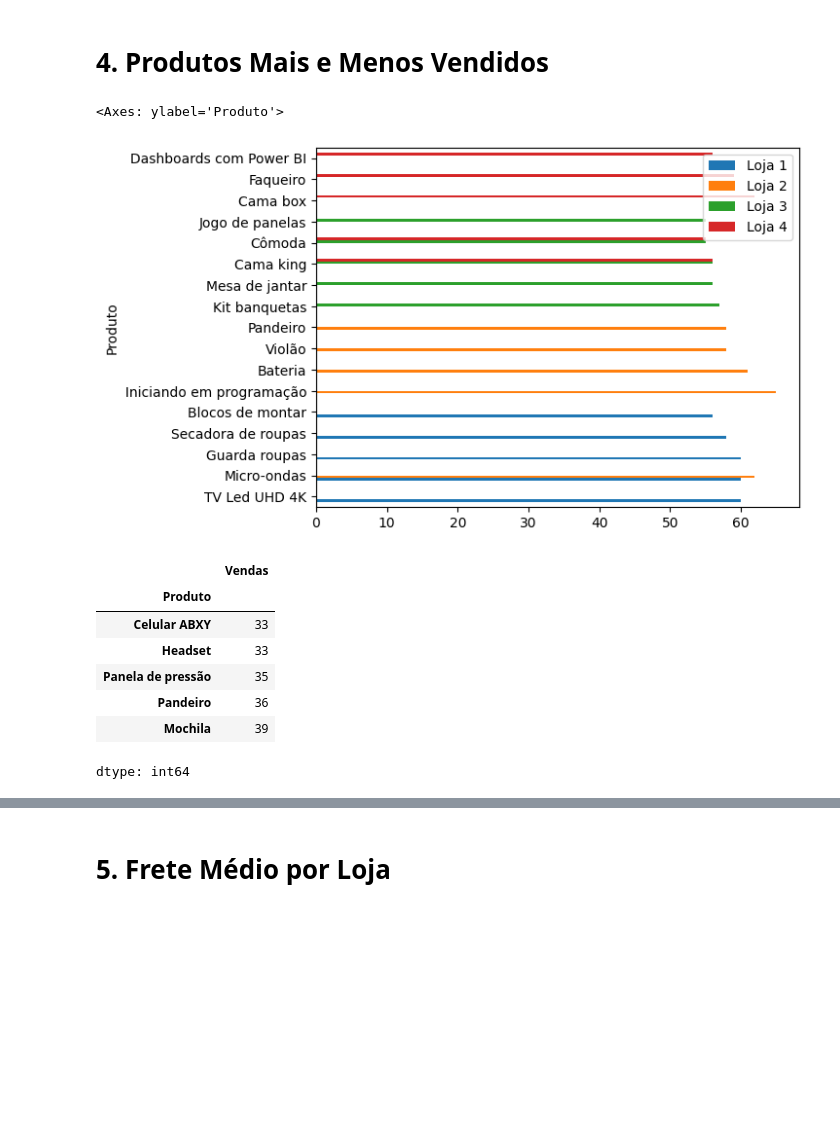
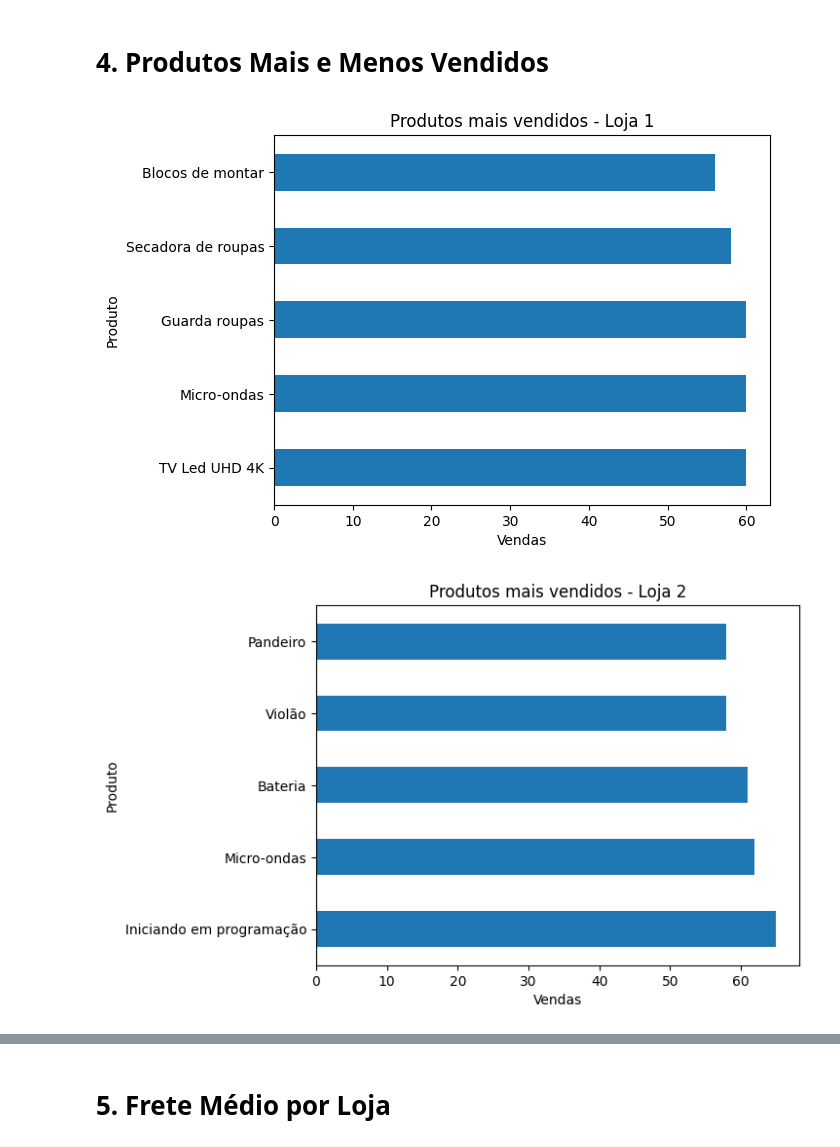
Before and after one commit to RaySilvaP/AluraStoreChallenge, a Jupyter notebook: desafio_alura_store.ipynb, the cells around one changed output, grey strips where cells are left out. Cells and saved outputs as stored; diff of their text form; code cells hidden in the pictures; blank space fills up the shorter version.

```diff
--- a/desafio_alura_store.ipynb
+++ b/desafio_alura_store.ipynb
@@ -92,31 +89,15 @@ loja4_vendas_produto = loja4.groupby('Produto').size().rename('Vendas')
-# %%
-loja_mais_vendidos = loja_vendas_produto.sort_values(ascending=False).head(5).rename('Loja 1')
-loja2_mais_vendidos = loja2_vendas_produto.sort_values(ascending=False).head(5).rename('Loja 2')
-loja3_mais_vendidos = loja3_vendas_produto.sort_values(ascending=False).head(5).rename('Loja 3')
-loja4_mais_vendidos = loja4_vendas_produto.sort_values(ascending=False).head(5).rename('Loja 4')
-
-mais_vendidos = pd.concat([
-    loja_mais_vendidos,
-    loja2_mais_vendidos,
-    loja3_mais_vendidos,
-    loja4_mais_vendidos], axis=1)
-
-mais_vendidos.plot(kind='barh')
-# %% [output]
-<Axes: ylabel='Produto'>
-[figure, removed]
-# %%
-loja_menos_vendidos = loja_vendas_produto.sort_values(ascending=True).head(5)
-loja2_menos_vendidos = loja2_vendas_produto.sort_values(ascending=True).head(5)
-loja3_menos_vendidos = loja3_vendas_produto.sort_values(ascending=True).head(5)
-loja4_menos_vendidos = loja4_vendas_produto.sort_values(ascending=True).head(5)
-loja_menos_vendidos
-# %% [output]
-|  | Vendas |
-| Produto |  |
-| Celular ABXY | 33 |
-| Headset | 33 |
-| Panela de pressão | 35 |
-| Pandeiro | 36 |
-| Mochila | 39 |
-dtype: int64
+# %%
+lojas_vendas_produto = {}
+for loja, df in lojas.items():
+  lojas_vendas_produto[loja] = df.groupby('Produto').size().rename('Vendas')
+# %%
+for loja, s in lojas_vendas_produto.items():
+  mais_vendidos = s.sort_values(ascending=False).head(5)
+  mais_vendidos.plot(kind='barh')
+  plt.title(f'Produtos mais vendidos - {loja}')
+  plt.xlabel('Vendas')
+  plt.ylabel('Produto')
+  plt.show()
+# %% [output]
+[figure, added]
+[figure, added]
```
Also changed, not shown: parts of 15 cells of this notebook.
